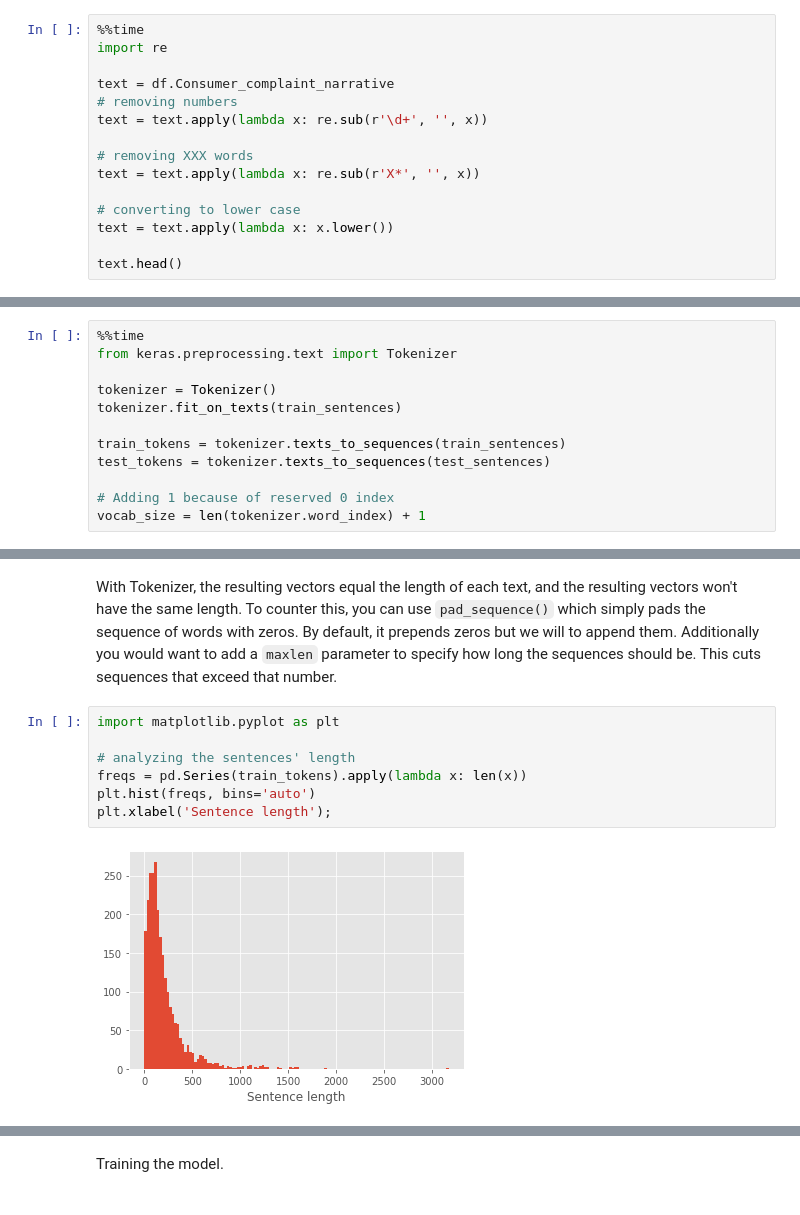
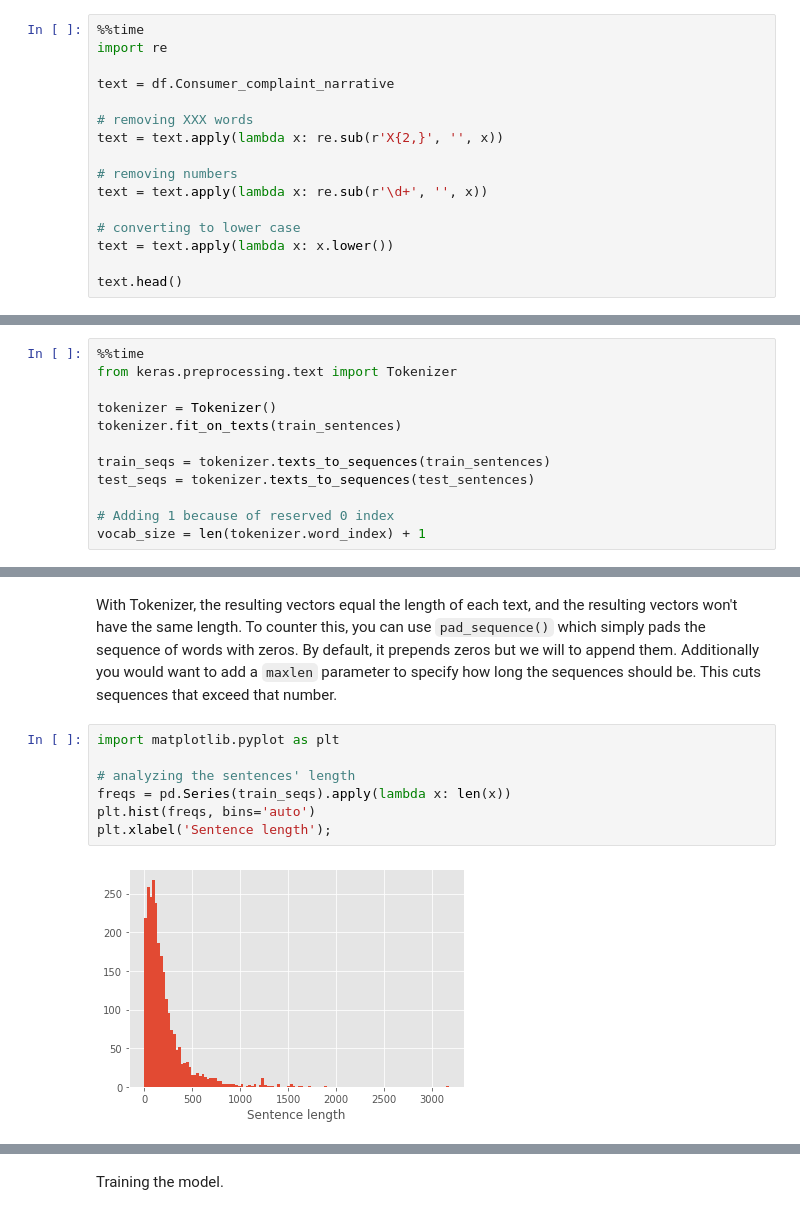
Before and after one commit to alexlimatds/text_classification_notebooks, a Jupyter notebook: finance complaints with Keras CNN.ipynb, the cells around one changed output, grey strips where cells are left out. Saved outputs shown, nothing was run; the diff lists cells and outputs as text.

Commit message:
Improving the Keras CNN example
-Improved the removal of XXX words in the text preprocessing.
-Modification of model architecture in order to use kernels with different window sizes.

```diff
--- a/finance complaints with Keras CNN.ipynb
+++ b/finance complaints with Keras CNN.ipynb
@@ -32,11 +34,12 @@ Text preprocessing
 import re
 
 text = df.Consumer_complaint_narrative
+
+# removing XXX words
+text = text.apply(lambda x: re.sub(r'X{2,}', '', x))
+
 # removing numbers
 text = text.apply(lambda x: re.sub(r'\d+', '', x))
-
-# removing XXX words
-text = text.apply(lambda x: re.sub(r'X*', '', x))
 
 # converting to lower case
 text = text.apply(lambda x: x.lower())
@@ -84,8 +87,8 @@ from keras.preprocessing.text import Tokenizer
 tokenizer = Tokenizer()
 tokenizer.fit_on_texts(train_sentences)
 
-train_tokens = tokenizer.texts_to_sequences(train_sentences)
-test_tokens = tokenizer.texts_to_sequences(test_sentences)
+train_seqs = tokenizer.texts_to_sequences(train_sentences)
+test_seqs = tokenizer.texts_to_sequences(test_sentences)
 
 # Adding 1 because of reserved 0 index
 vocab_size = len(tokenizer.word_index) + 1
@@ -109,12 +112,12 @@ With Tokenizer, the resulting vectors equal the length of each text, and the res
 # %%
 import matplotlib.pyplot as plt
 
 # analyzing the sentences' length
-freqs = pd.Series(train_tokens).apply(lambda x: len(x))
+freqs = pd.Series(train_seqs).apply(lambda x: len(x))
 plt.hist(freqs, bins='auto')
 plt.xlabel('Sentence length');
 # %% [output]
-[figure, old version]
+[figure, new version]
 # %%
 from keras.preprocessing.sequence import pad_sequences
 
```
Also changed, not shown: parts of 12 cells of this notebook.
